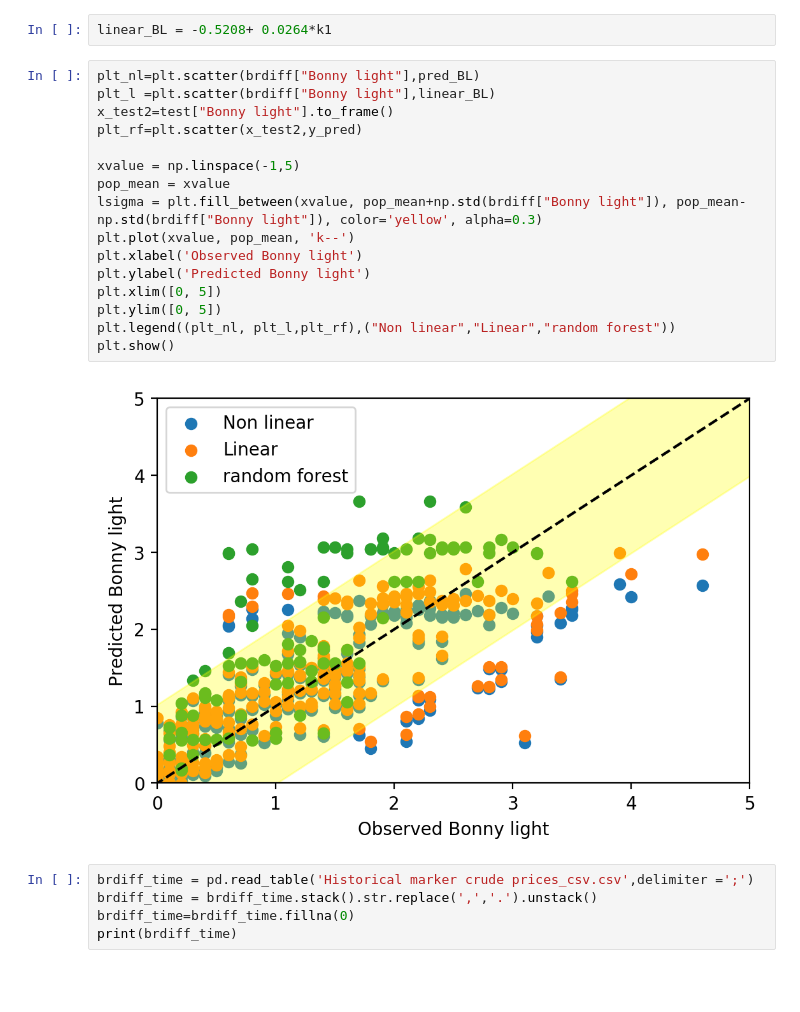
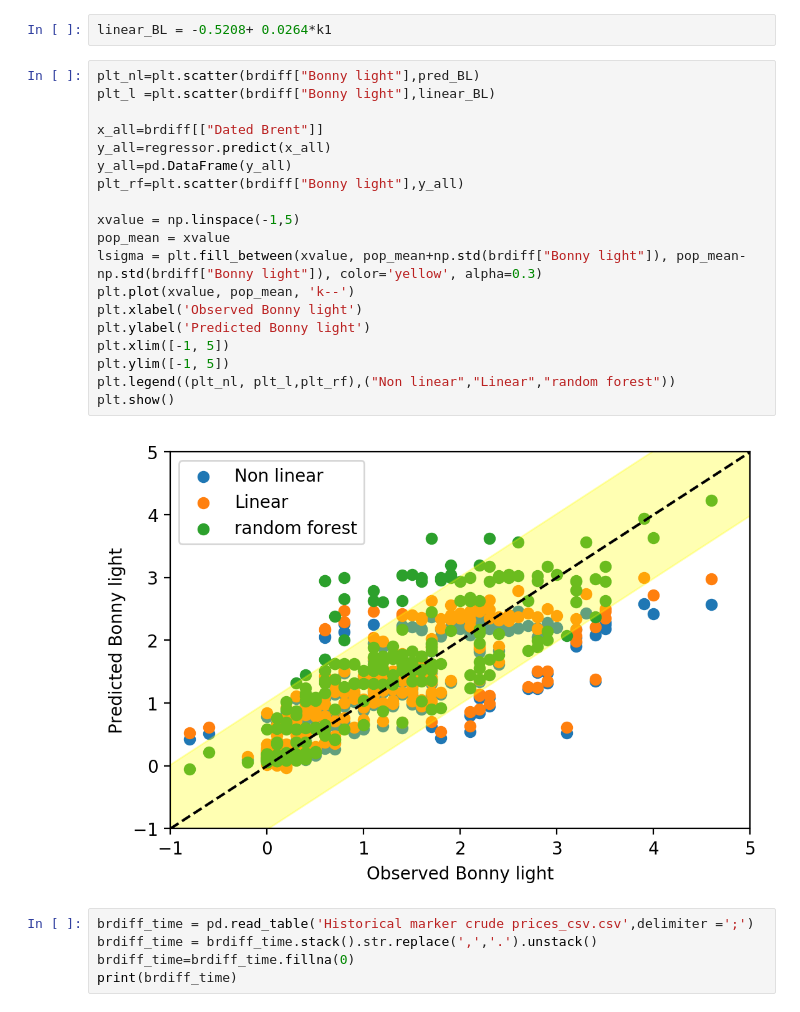
Before and after one commit to kaibawong/differential, a Jupyter notebook: random forest test.ipynb, the cells around one changed output. Drawn from its saved outputs; the diff is of its cells as text; blank space fills up the shorter version.

```diff
--- a/random forest test.ipynb
+++ b/random forest test.ipynb
@@ -197,21 +194,24 @@ linear_BL = -0.5208+ 0.0264*k1
 # %%
 plt_nl=plt.scatter(brdiff["Bonny light"],pred_BL)
 plt_l =plt.scatter(brdiff["Bonny light"],linear_BL)
-x_test2=test["Bonny light"].to_frame()
-plt_rf=plt.scatter(x_test2,y_pred)
+
+x_all=brdiff[["Dated Brent"]]
+y_all=regressor.predict(x_all)
+y_all=pd.DataFrame(y_all)
+plt_rf=plt.scatter(brdiff["Bonny light"],y_all)
 
 xvalue = np.linspace(-1,5)
 pop_mean = xvalue
 lsigma = plt.fill_between(xvalue, pop_mean+np.std(brdiff["Bonny light"]), pop_mean-np.std(brdiff["Bonny light"]), color='yellow', alpha=0.3)
 plt.plot(xvalue, pop_mean, 'k--')
 plt.xlabel('Observed Bonny light')
 plt.ylabel('Predicted Bonny light')
-plt.xlim([0, 5])
-plt.ylim([0, 5])
+plt.xlim([-1, 5])
+plt.ylim([-1, 5])
 plt.legend((plt_nl, plt_l,plt_rf),("Non linear","Linear","random forest"))
 plt.show()
 # %% [output]
-[figure, old version]
+[figure, new version]
 # %%
 brdiff_time = pd.read_table('Historical marker crude prices_csv.csv',delimiter =';')
 brdiff_time = brdiff_time.stack().str.replace(',','.').unstack()
```
Also changed, not shown: parts of 3 cells of this notebook, 2 other files.
